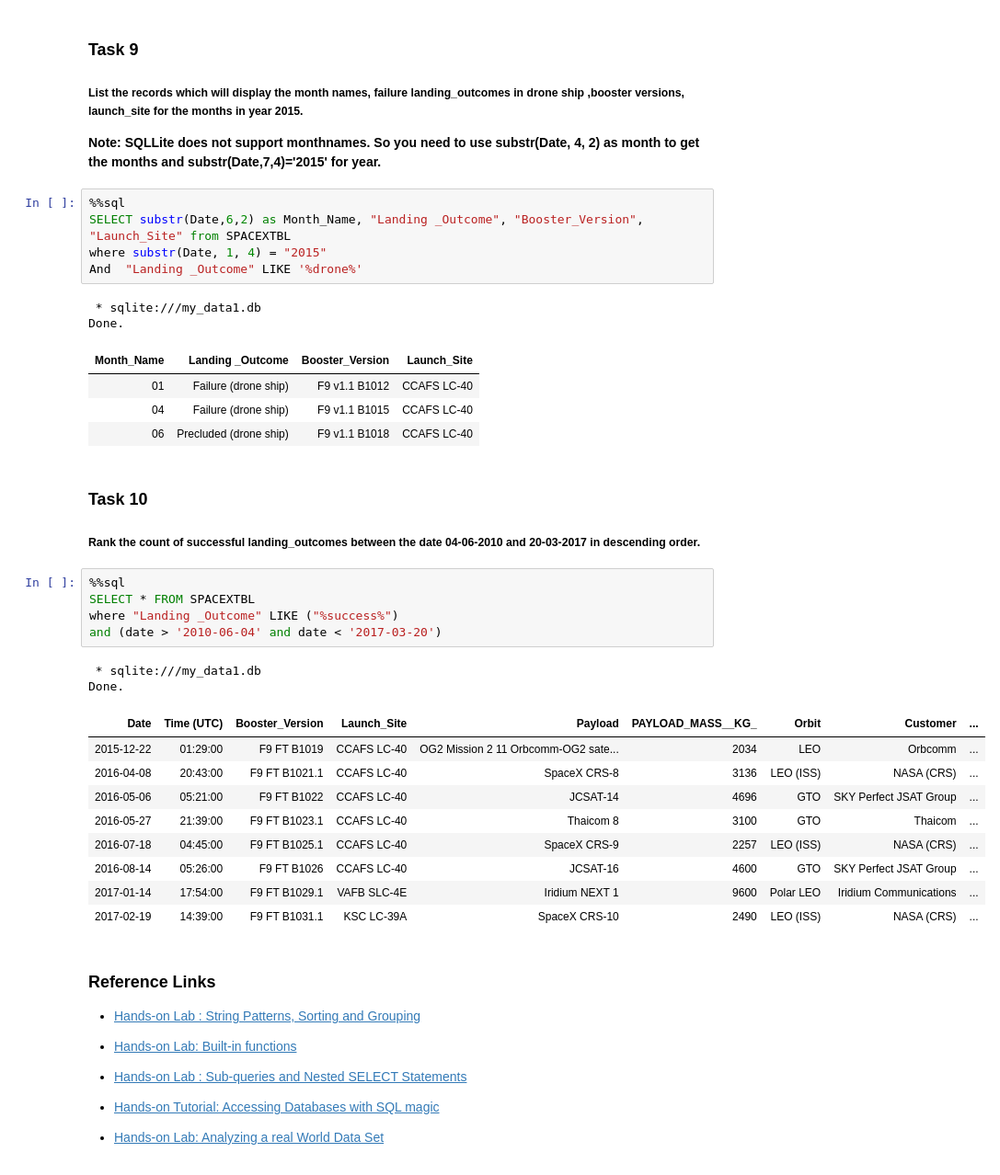
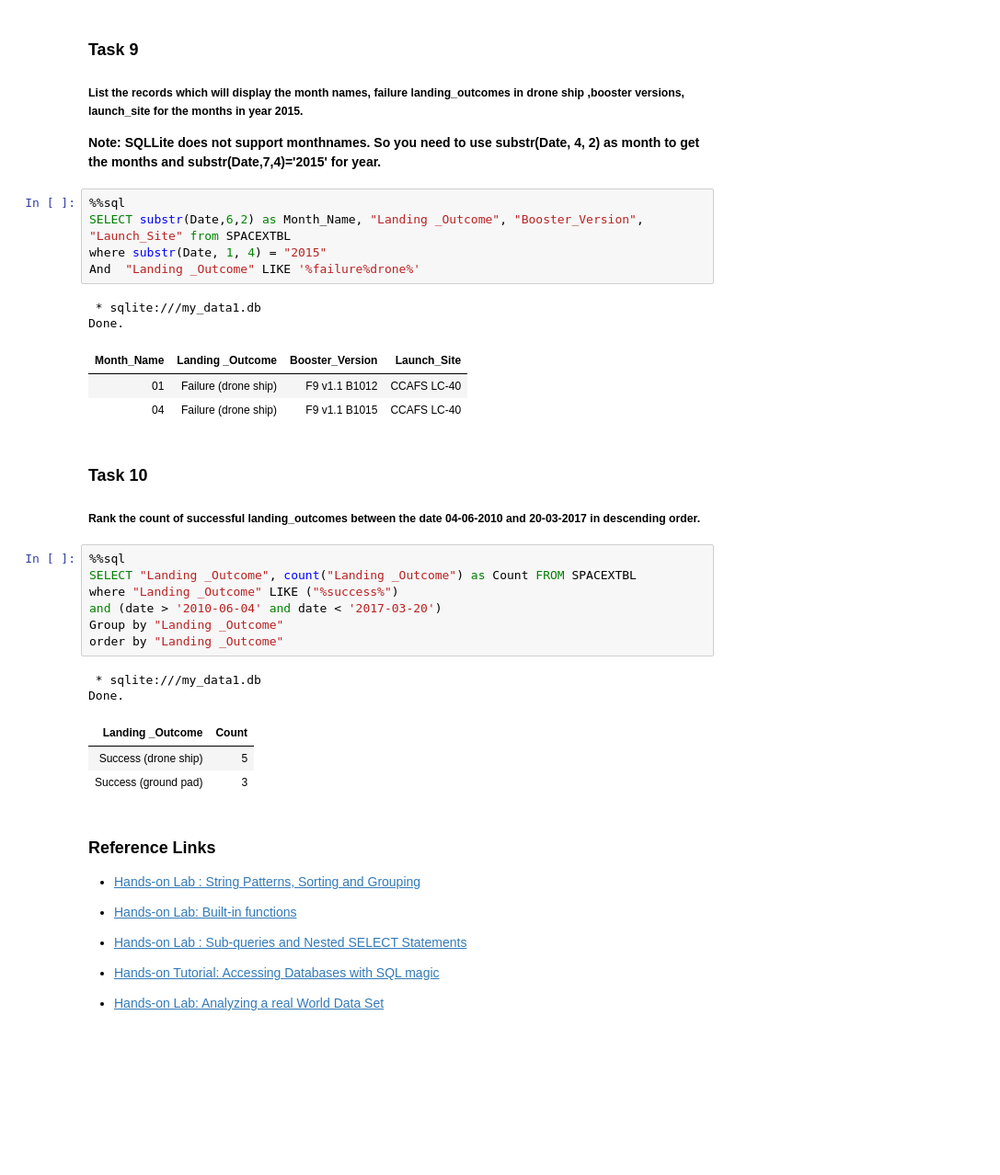
Before and after one commit to taimoor151298/Data-Science-Projects, a Jupyter notebook: SpaceX Falcon 9 First Stage Landing Prediction/EDA with SQL.ipynb, the cells around one changed output. Shown at 92% size. Saved outputs shown, nothing was run; the diff lists cells and outputs as text; blank space fills up the shorter version.

```diff
--- a/SpaceX Falcon 9 First Stage Landing Prediction/EDA with SQL.ipynb
+++ b/SpaceX Falcon 9 First Stage Landing Prediction/EDA with SQL.ipynb
@@ -255,35 +253,30 @@ Done.
 %%sql
 SELECT substr(Date,6,2) as Month_Name, "Landing _Outcome", "Booster_Version", "Launch_Site" from SPACEXTBL
 where substr(Date, 1, 4) = "2015"
-And  "Landing _Outcome" LIKE '%drone%'
+And  "Landing _Outcome" LIKE '%failure%drone%'
 # %% [output]
  * sqlite:///my_data1.db
 Done.
 | Month_Name | Landing _Outcome | Booster_Version | Launch_Site |
 | 01 | Failure (drone ship) | F9 v1.1 B1012 | CCAFS LC-40 |
 | 04 | Failure (drone ship) | F9 v1.1 B1015 | CCAFS LC-40 |
-| 06 | Precluded (drone ship) | F9 v1.1 B1018 | CCAFS LC-40 |
 # %% [markdown]
 ### Task 10
 
 ##### Rank the  count of  successful landing_outcomes between the date 04-06-2010 and 20-03-2017 in descending order.
 # %%
 %%sql
-SELECT * FROM SPACEXTBL
+SELECT "Landing _Outcome", count("Landing _Outcome") as Count FROM SPACEXTBL
 where "Landing _Outcome" LIKE ("%success%")
 and (date > '2010-06-04' and date < '2017-03-20')
+Group by "Landing _Outcome"
+order by "Landing _Outcome"
 # %% [output]
  * sqlite:///my_data1.db
 Done.
-| Date | Time (UTC) | Booster_Version | Launch_Site | Payload | PAYLOAD_MASS__KG_ | Orbit | Customer | ... |
-| 2015-12-22 | 01:29:00 | F9 FT B1019 | CCAFS LC-40 | OG2 Mission 2 11 Orbcomm-OG2 sate... | 2034 | LEO | Orbcomm | ... |
-| 2016-04-08 | 20:43:00 | F9 FT B1021.1 | CCAFS LC-40 | SpaceX CRS-8 | 3136 | LEO (ISS) | NASA (CRS) | ... |
-| 2016-05-06 | 05:21:00 | F9 FT B1022 | CCAFS LC-40 | JCSAT-14 | 4696 | GTO | SKY Perfect JSAT Group | ... |
-| 2016-05-27 | 21:39:00 | F9 FT B1023.1 | CCAFS LC-40 | Thaicom 8 | 3100 | GTO | Thaicom | ... |
-| 2016-07-18 | 04:45:00 | F9 FT B1025.1 | CCAFS LC-40 | SpaceX CRS-9 | 2257 | LEO (ISS) | NASA (CRS) | ... |
-| 2016-08-14 | 05:26:00 | F9 FT B1026 | CCAFS LC-40 | JCSAT-16 | 4600 | GTO | SKY Perfect JSAT Group | ... |
-| 2017-01-14 | 17:54:00 | F9 FT B1029.1 | VAFB SLC-4E | Iridium NEXT 1 | 9600 | Polar LEO | Iridium Communications | ... |
-| 2017-02-19 | 14:39:00 | F9 FT B1031.1 | KSC LC-39A | SpaceX CRS-10 | 2490 | LEO (ISS) | NASA (CRS) | ... |
+| Landing _Outcome | Count |
+| Success (drone ship) | 5 |
+| Success (ground pad) | 3 |
 # %% [markdown]
 ### Reference Links
 
```
Also changed, not shown: parts of 2 cells of this notebook.
